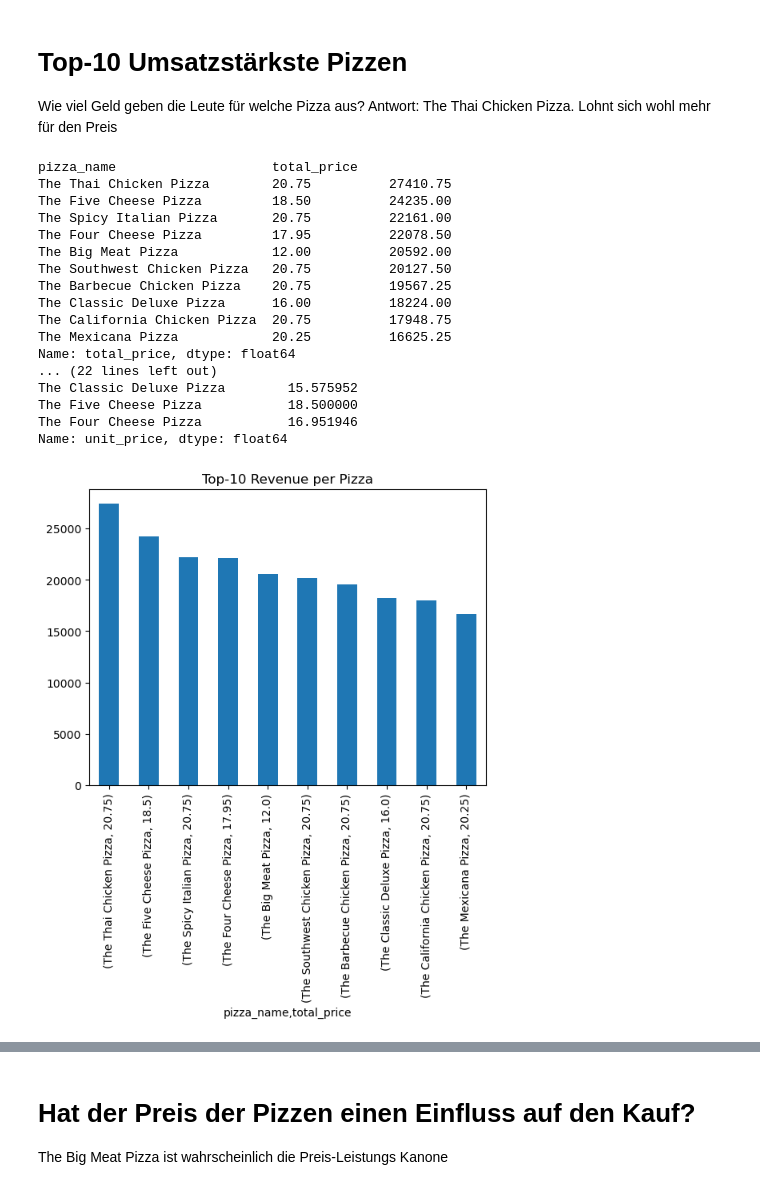
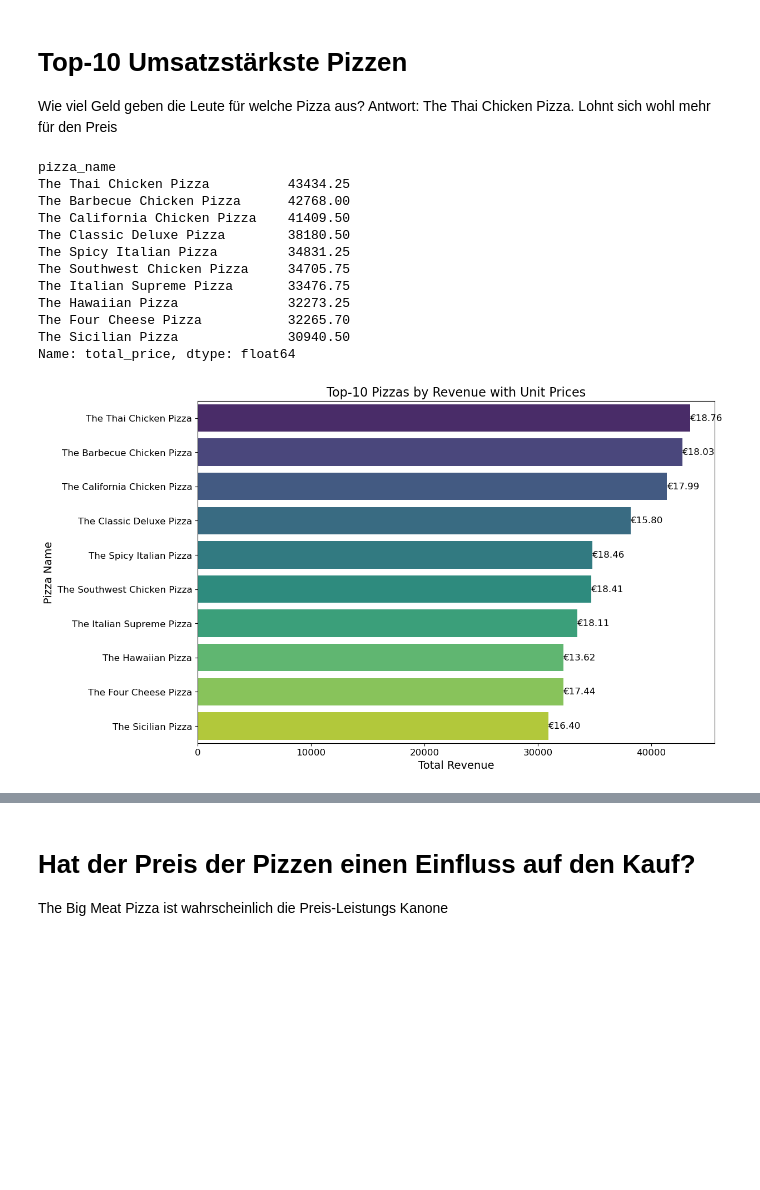
Before and after one commit to dasrinkana/pizza_sales, a Jupyter notebook: pizza.ipynb, the cells around one changed output, grey strips where cells are left out. Saved outputs shown, nothing was run; the diff lists cells and outputs as text; code cells hidden in the pictures; blank space fills up the shorter version.

```diff
--- a/pizza.ipynb
+++ b/pizza.ipynb
@@ -164,48 +157,35 @@ Quantity of the best-selling pizza on this day: 22.0
 Wie viel Geld geben die Leute für welche Pizza aus?
 Antwort: The Thai Chicken Pizza. Lohnt sich wohl mehr für den Preis
 # %%
-total_price = data.groupby(['pizza_name', 'total_price'])['total_price'].sum()
-top_10_total_price = total_price.sort_values(ascending=False).head(10)
-print(top_10_total_price)
-top_10_total_price.plot(kind='bar', title='Top-10 Revenue per Pizza')
-
 total_price = data.groupby('pizza_name')['total_price'].sum()
 top_10_total_price = total_price.sort_values(ascending=False).head(10)
 print(top_10_total_price)
 
-# Anzeige des Einzelpreises für jede Pizza
-unit_prices = data.groupby('pizza_name')['unit_price'].mean()
-print("\nUnit prices for each pizza:")
-print(unit_prices.head(10))
+# Durchschnittspreis für jede Pizza berechnen
+unit_prices = data.groupby('pizza_name')['total_price'].mean()
 
-# Erstellung des Balkendiagramms für die Top-10 umsatzstärksten Pizzen
 fig, ax = plt.subplots(figsize=(12, 8))
 sns.barplot(x=top_10_total_price.values, y=top_10_total_price.index, palette='viridis', ax=ax)
 for i, (value, name) in enumerate(zip(top_10_total_price.values, top_10_total_price.index)):
     unit_price = unit_prices[name]
     ax.text(value, i, f'€{unit_price:.2f}', va='center', ha='left', fontsize=12)
 plt.title('Top-10 Pizzas by Revenue with Unit Prices', fontsize=16)
 plt.xlabel('Total Revenue', fontsize=14)
 plt.ylabel('Pizza Name', fontsize=14)
 plt.xticks(fontsize=12)
 plt.yticks(fontsize=12)
 plt.show()
 # %% [output]
-pizza_name                    total_price
-The Thai Chicken Pizza        20.75          27410.75
-The Five Cheese Pizza         18.50          24235.00
-The Spicy Italian Pizza       20.75          22161.00
-The Four Cheese Pizza         17.95          22078.50
-The Big Meat Pizza            12.00          20592.00
-The Southwest Chicken Pizza   20.75          20127.50
-The Barbecue Chicken Pizza    20.75          19567.25
-The Classic Deluxe Pizza      16.00          18224.00
-The California Chicken Pizza  20.75          17948.75
-The Mexicana Pizza            20.25          16625.25
+pizza_name
+The Thai Chicken Pizza          43434.25
+The Barbecue Chicken Pizza      42768.00
+The California Chicken Pizza    41409.50
+The Classic Deluxe Pizza        38180.50
+The Spicy Italian Pizza         34831.25
+The Southwest Chicken Pizza     34705.75
+The Italian Supreme Pizza       33476.75
+The Hawaiian Pizza              32273.25
+The Four Cheese Pizza           32265.70
+The Sicilian Pizza              30940.50
 Name: total_price, dtype: float64
-... (22 lines left out)
-The Classic Deluxe Pizza        15.575952
-The Five Cheese Pizza           18.500000
-The Four Cheese Pizza           16.951946
-Name: unit_price, dtype: float64
-[figure, old version]
+[figure, new version]
```
Also changed, not shown: parts of 6 cells of this notebook.
